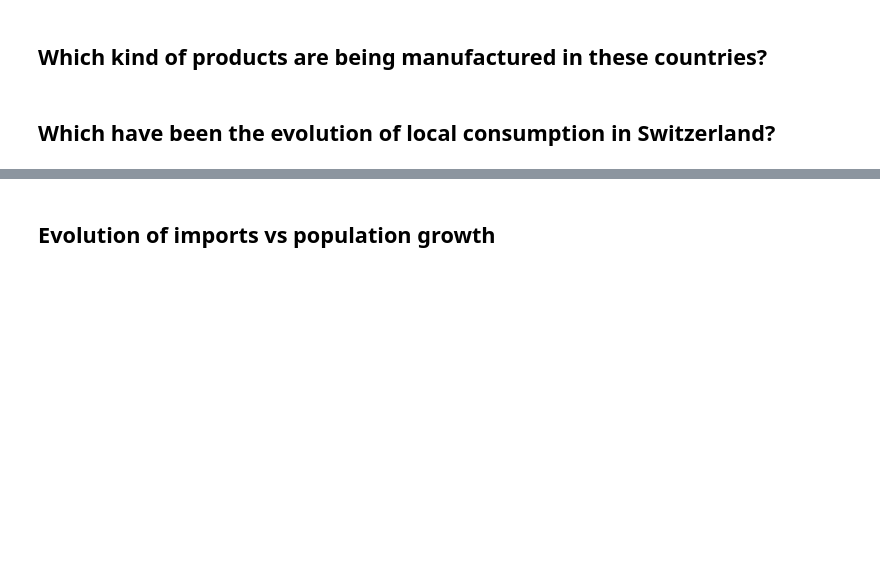
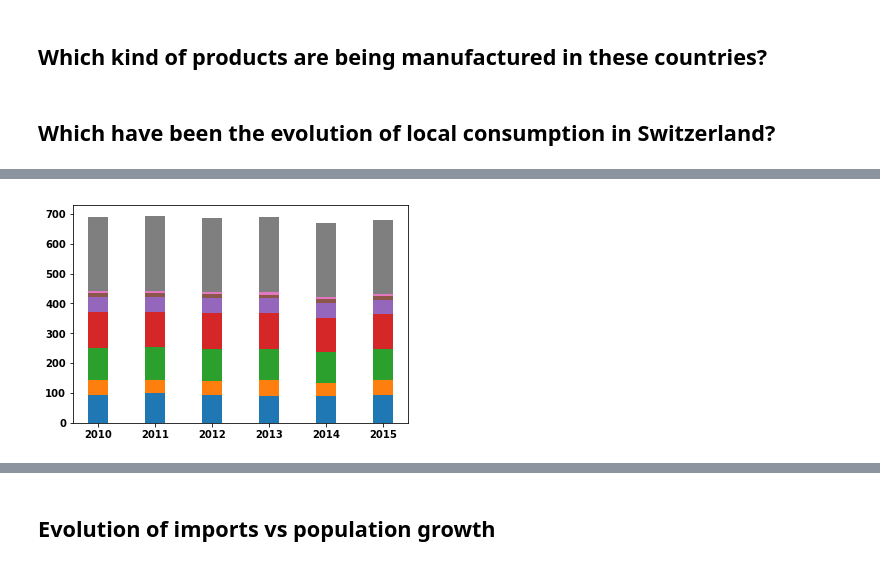
Before and after one commit to MrymZakani/ADA, a Jupyter notebook: Confidence intervals to results.ipynb, the cells around one changed output, grey strips where cells are left out. Cells and saved outputs as stored; diff of their text form; code cells hidden in the pictures; blank space fills up the shorter version.

```diff
--- a/Confidence intervals to results.ipynb
+++ b/Confidence intervals to results.ipynb
@@ -2,14 +2,14 @@
 import numpy as np
 import pandas as pd
 # %%
-DATA_FOLDER = 'data'
-cleaned_off_dataset = 'output/cleaned_off.csv'
+DATA_FOLDER = './data/'
+cleaned_off_file = 'output/cleaned_off.csv'
 
-consumption_dataset = 'official_source_foodstuffs_consumption_kg.xlsx'
-import_food_dataset = 'official_source_foodstuffs_food_import_tj.xlsx'
+consumption_file = 'official_source_foodstuffs_consumption_kg.xlsx'
+import_food_file = 'official_source_foodstuffs_food_import_tj.xlsx'
 
-import_dataset = 'imports_food_products_1988-2017.xlsx'
-population_dataset = 'official_population_1988-2017.xlsx'
+import_file = 'imports_food_products_1988-2017.xlsx'
+population_file = 'official_population_1988-2017.xlsx'
 # %% [markdown]
 ## Where do the products we consume come from?
 # %% [markdown]
@@ -30,3 +30,5 @@ Now we would like to take a probabilistic approach, to give some statistical con
 # %%
 ## Tukey test compare change in 2015, 2016, 2017, 2018 of proportion of _consumed products_out of _imported products_
 ## Use import and consumption dataset
+# %%
+consumption = pd.read_excel(DATA_FOLDER + consumption_file)
@@ -32,0 +55,21 @@ Now we would like to take a probabilistic approach, to give some statistical con
+# %%
+ind = (2010,2011,2012,2013,2014,2015)
+width = 0.35
+header = consumption.axes[1]
+p1 = plt.bar(ind, consumption['Cereals'], width)
+p2 = plt.bar(ind, consumption['Potatoes'], width,
+             bottom=consumption['Cereals'])
+p3 = plt.bar(ind, consumption['Vegetables'], width,
+             bottom=np.array(consumption['Cereals'])+np.array(consumption['Potatoes']))
+p4 = plt.bar(ind, consumption['Fruits'], width,
+             bottom=np.array(consumption['Cereals'])+np.array(consumption['Potatoes'])+np.array(consumption['Vegetables']))
+p5 = plt.bar(ind, consumption['Meat'], width,
+             bottom=np.array(consumption['Cereals'])+np.array(consumption['Potatoes'])+np.array(consumption['Vegetables'])+np.array(consumption['Fruits']))
+p6 = plt.bar(ind, consumption['Eggs'], width,
+             bottom=np.array(consumption['Cereals'])+np.array(consumption['Potatoes'])+np.array(consumption['Vegetables'])+np.array(consumption['Fruits'])+np.array(consumption['Meat']))
+p7 = plt.bar(ind, consumption['Fish'], width,
+             bottom=np.array(consumption['Cereals'])+np.array(consumption['Potatoes'])+np.array(consumption['Vegetables'])+np.array(consumption['Fruits'])+np.array(consumption['Meat'])+np.array(consumption['Eggs']))
+p8 = plt.bar(ind, consumption['Dairy Products'], width,
+             bottom=np.array(consumption['Cereals'])+np.array(consumption['Potatoes'])+np.array(consumption['Vegetables'])+np.array(consumption['Fruits'])+np.array(consumption['Meat'])+np.array(consumption['Eggs'])+np.array(consumption['Fish']))
+# %% [output]
+[figure, added]
```
Also changed, not shown: parts of 20 cells of this notebook.
